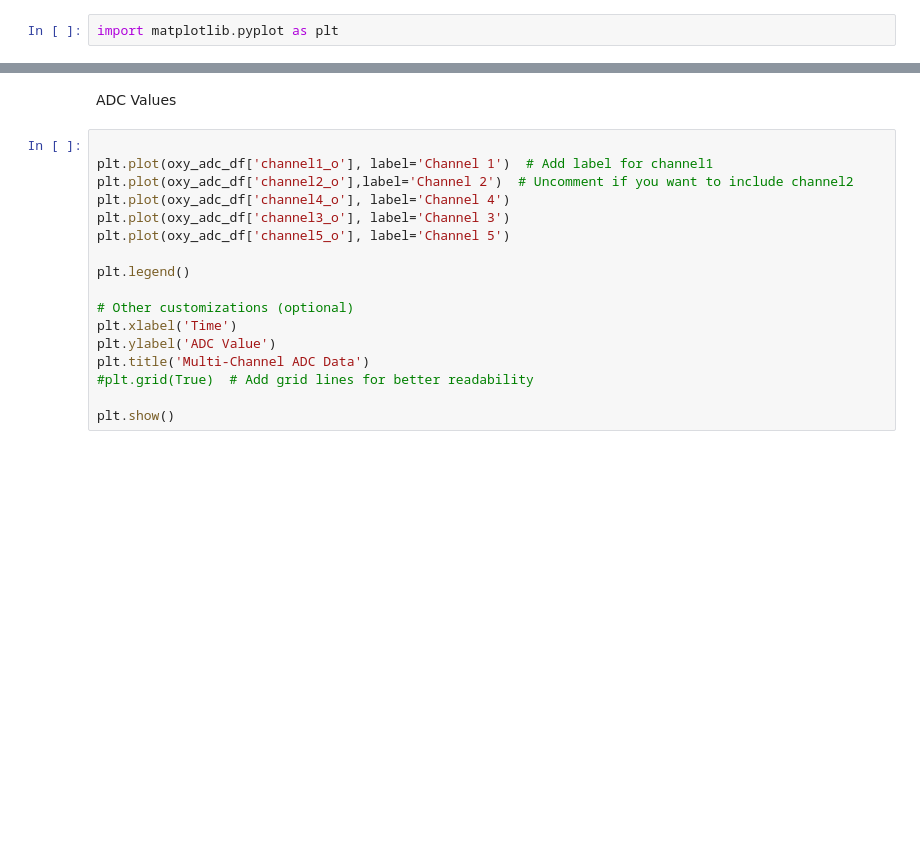
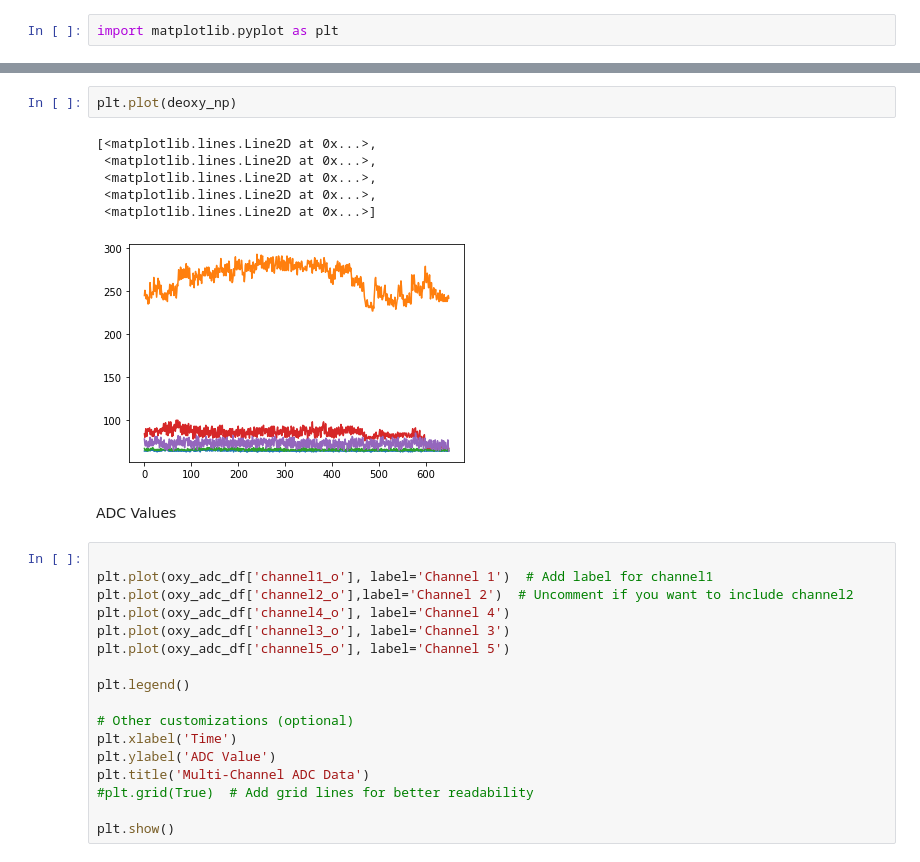
Before and after one commit to maleeshaRuvindi/Classification-of-cognitive-levels-using-fNIRS-data, a Jupyter notebook: beer-lambert/beer-lambert/beer-lambert.ipynb, the cells around one changed output, grey strips where cells are left out. Drawn from its saved outputs; the diff is of its cells as text; blank space fills up the shorter version.

```diff
--- a/beer-lambert/beer-lambert/beer-lambert.ipynb
+++ b/beer-lambert/beer-lambert/beer-lambert.ipynb
@@ -115,3 +91,12 @@ import matplotlib.pyplot as plt
+# %%
+plt.plot(deoxy_np)
+# %% [output]
+[<matplotlib.lines.Line2D at 0x...>,
+ <matplotlib.lines.Line2D at 0x...>,
+ <matplotlib.lines.Line2D at 0x...>,
+ <matplotlib.lines.Line2D at 0x...>,
+ <matplotlib.lines.Line2D at 0x...>]
+[figure, added]
 # %% [markdown]
 ADC Values
 # %%
```
Also changed, not shown: parts of 31 cells of this notebook.
